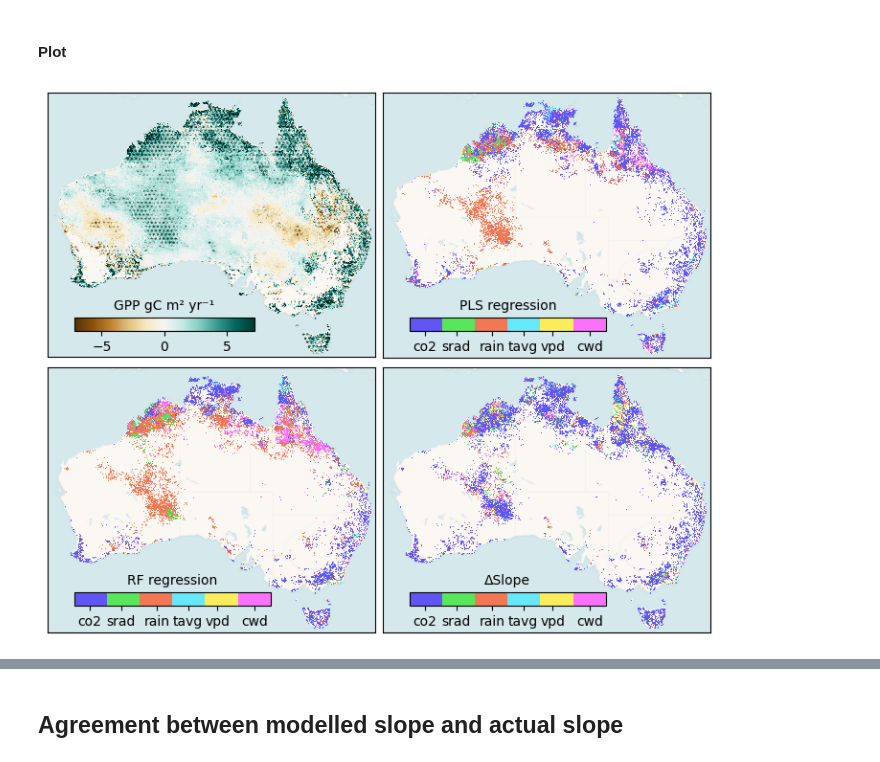
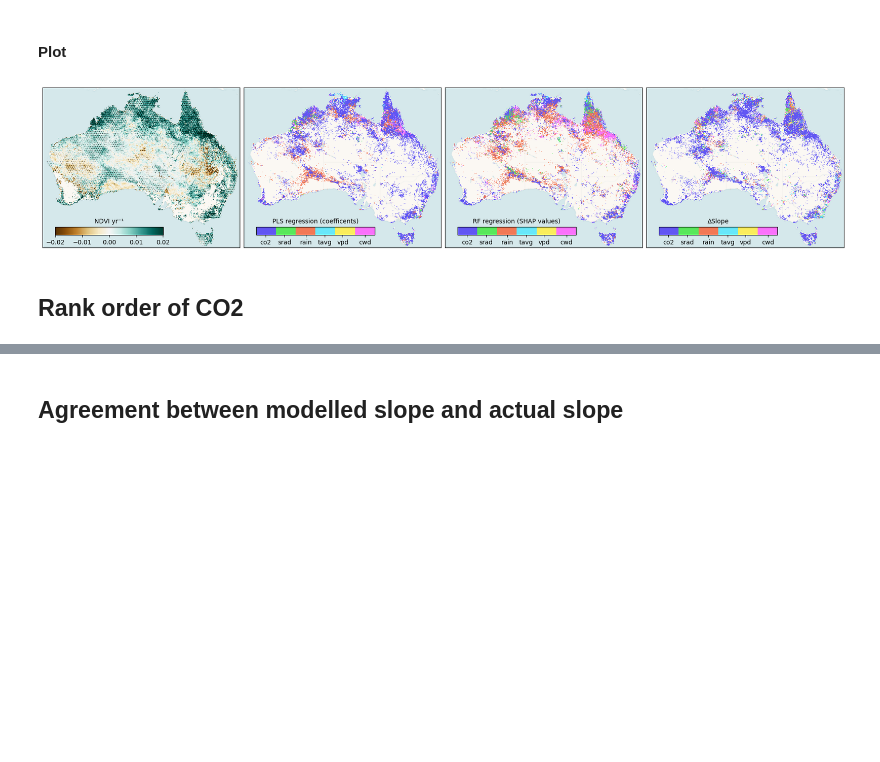
Before and after one commit to cbur24/Aus_CO2_fertilisation, a Jupyter notebook: notebooks/3_Summarise_perpixel_attribution.ipynb, the cells around one changed output, grey strips where cells are left out. Cells and saved outputs as stored; diff of their text form; code cells hidden in the pictures; blank space fills up the shorter version.

```diff
--- a/notebooks/3_Summarise_perpixel_attribution.ipynb
+++ b/notebooks/3_Summarise_perpixel_attribution.ipynb
@@ -34,7 +34,7 @@ from _utils import round_coords
 ## Open data
 # %%
 base='/g/data/os22/chad_tmp/Aus_CO2_fertilisation/'
-data_product = 'AusEFlux_GPP_1982_2022' #'NDVI_1982_2022' #'AusEFlux_GPP' 'AusEFlux_GPP_1982_2022'
+data_product = 'NDVI_1982_2022' #'NDVI_1982_2022' #'AusEFlux_GPP' 'AusEFlux_GPP_1982_2022'
 # %%
 p_attribution_pls = assign_crs(xr.open_dataset(f'{base}results/combined_tiles/{data_product}/attribution_PLS_{data_product}.nc'), crs='EPSG:4326')
 p_attribution_ml = assign_crs(xr.open_dataset(f'{base}results/combined_tiles/{data_product}/attribution_ML_{data_product}.nc'), crs='EPSG:4326')
@@ -63,26 +64,3 @@ p_attribution_delta_slope = p_attribution_delta_slope.where(sig_mask)
 clim_most_important_var_pls = allNaN_arg(np.abs(p_attribution_pls.PLS_coefficent), dim='feature',stat='max', idx=False)
 clim_most_important_var_ml = allNaN_arg(np.abs(p_attribution_ml.importance), dim='feature',stat='max', idx=False)
 clim_most_important_var_delta_slope = allNaN_arg(np.abs(p_attribution_delta_slope.delta_slope), dim='feature',stat='max', idx=False)
-# %%
-dss = [p_attribution_pls, p_attribution_ml, p_attribution_delta_slope]
-variables = ['PLS_coefficent', 'importance', 'delta_slope']
-cmaps = ['Spectral', 'plasma', 'plasma']
-units = ['Coeff.', 'SHAP\nvalue', u'ΔSlope']
-vmins = [-0.1, 0.0, 0.0]
-vmaxs = [0.1, 0.25, 0.005]
-
-for ds,vars,cmap,u,vmin,vmax, in zip(dss,variables,cmaps,units,vmins,vmaxs):
-    fig,axes=plt.subplots(1,6,figsize=(20,4), layout='constrained')
-    d = ds[vars]
-    for v,ax in zip(d.feature.values, axes.ravel()):
-        d.sel(feature=v).plot(add_labels=False,ax=ax,robust=True,cmap=cmap, add_colorbar=False)
-        ctx.add_basemap(ax, source=ctx.providers.CartoDB.VoyagerNoLabels, crs='EPSG:4326', attribution='', attribution_size=1)
-        ax.axes.get_xaxis().set_ticks([])
-        ax.axes.get_yaxis().set_ticks([])
-        ax.set_title(v)
-
-    # norm = colors.Normalize(vmin=vmin, vmax=vmax)
-    # cbar = plt.cm.ScalarMappable(norm=norm, cmap=cmap)
-    cbar = plt.cm.ScalarMappable(cmap=cmap)
-    ax_cbar = fig.colorbar(cbar, ax=ax, shrink=0.4)
-    ax_cbar.ax.set_title(u, fontsize=10);
@@ -101,46 +75,50 @@ dss = [
     '',clim_most_important_var_pls, clim_most_important_var_ml, clim_most_important_var_delta_slope,
 ]
 
-names = ['','PLS regression', 'RF regression', u'ΔSlope']
+names = ['','PLS regression (coefficents)', 'RF regression (SHAP values)', u'ΔSlope']
 variables = ['','PLS_coefficent', 'importance','delta_slope']
 cmaps = ['','plasma', 'plasma','plasma']
 units = ['','PLS Coefficient', 'SHAP value',u'ΔSlope']
 
-fig,axes=plt.subplots(2,2,figsize=(7,5.75),layout='constrained', sharey=True, sharex=True)
+fig,axes=plt.subplots(1,4,figsize=(18,5),layout='constrained', sharey=True, sharex=True)
 
-im = p_trends.slope.plot(add_colorbar=False,ax=axes[0,0], add_labels=False, cmap='BrBG', robust=True)
+im = p_trends.slope.plot(add_colorbar=False,ax=axes[0], add_labels=False, cmap='BrBG', robust=True)
+
 lons, lats = np.meshgrid(p_trends.longitude, p_trends.latitude)
 sig_area = np.where(p_trends['p_value'] <= 0.1)
-axes[0,0].hexbin(x=lons[sig_area].reshape(-1),
+axes[0].hexbin(x=lons[sig_area].reshape(-1),
          y=lats[sig_area].reshape(-1),
          C=p_trends['slope'].where(p_trends['p_value'] <= 0.1).data[sig_area].reshape(-1),
          hatch='....',
          alpha=0,
          gridsize=(400,400)
         )
 
-ctx.add_basemap(axes[0,0], source=ctx.providers.CartoDB.VoyagerNoLabels, crs='EPSG:4326', attribution='', attribution_size=1)
-axes[0,0].axes.get_xaxis().set_ticks([])
-axes[0,0].axes.get_yaxis().set_ticks([])
-axins1 = inset_axes(axes[0,0],width="55%",height="5%",loc="lower left", borderpad=2)
+ctx.add_basemap(axes[0], source=ctx.providers.CartoDB.VoyagerNoLabels, crs='EPSG:4326', attribution='', attribution_size=1)
+axes[0].axes.get_xaxis().set_ticks([])
+axes[0].axes.get_yaxis().set_ticks([])
+axins1 = inset_axes(axes[0],width="55%",height="5%",loc="lower left", borderpad=2)
 cbar = fig.colorbar(im, cax=axins1 ,orientation='horizontal')
+
 if 'NDVI' in data_product:
     cbar.ax.set_title('NDVI yr⁻¹', fontsize=10)
 else:
     cbar.ax.set_title('GPP gC m\N{SUPERSCRIPT TWO} yr⁻¹', fontsize=10)
 
 for ds,n,vars,c,u,ax,i in zip(dss,names,variables,cmaps,units, axes.ravel(), range(len(dss))):
     if i>0:
         im = ds.plot(add_colorbar=False,ax=ax, add_labels=False, cmap=cmap)
         ctx.add_basemap(ax, source=ctx.providers.CartoDB.VoyagerNoLabels, crs='EPSG:4326', attribution='', attribution_size=1)
         ax.axes.get_xaxis().set_ticks([])
         ax.axes.get_yaxis().set_ticks([])
         axins1 = inset_axes(ax,width="60%",height="5%",loc="lower left", borderpad=2)
         cbar = fig.colorbar(im, cax=axins1, ticks=[0.4,1.2,2.1,2.9, 3.65, 4.6],orientation='horizontal')
         cbar.ax.set_xticklabels(categories)
         cbar.ax.set_title(n, fontsize=10)
 
 fig.savefig(f'/g/data/os22/chad_tmp/Aus_CO2_fertilisation/results/figs/attribution_{data_product}.png',
             bbox_inches='tight', dpi=300)
 # %% [output]
-[figure, old version]
+[figure, new version]
+# %% [markdown]
+## Rank order of CO2
```
Also changed, not shown: parts of 9 cells of this notebook, 13 other files.
